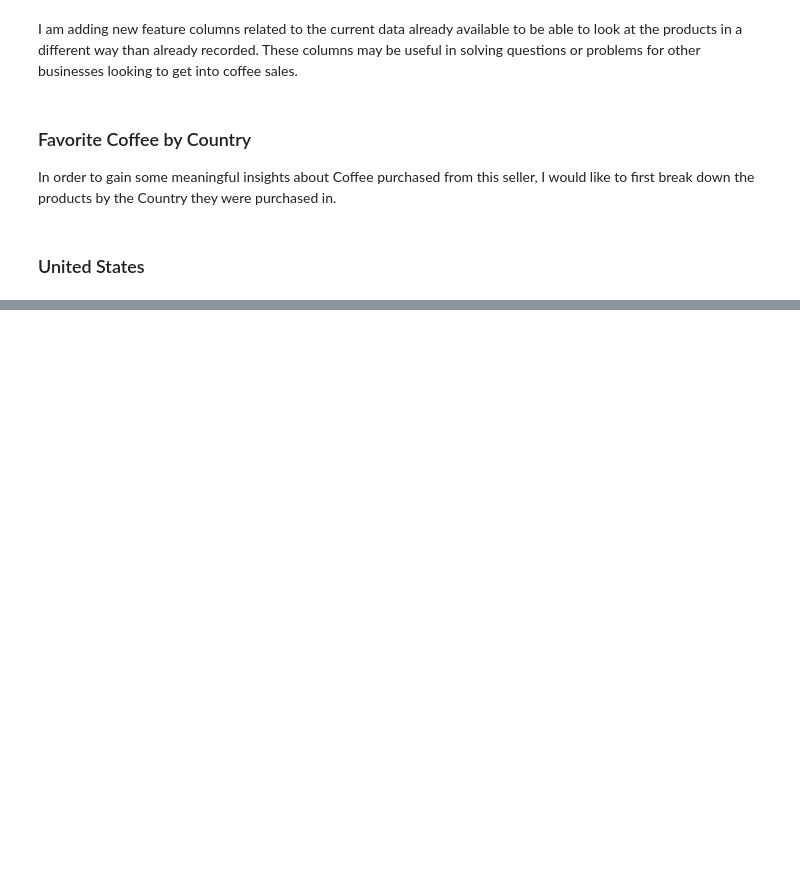
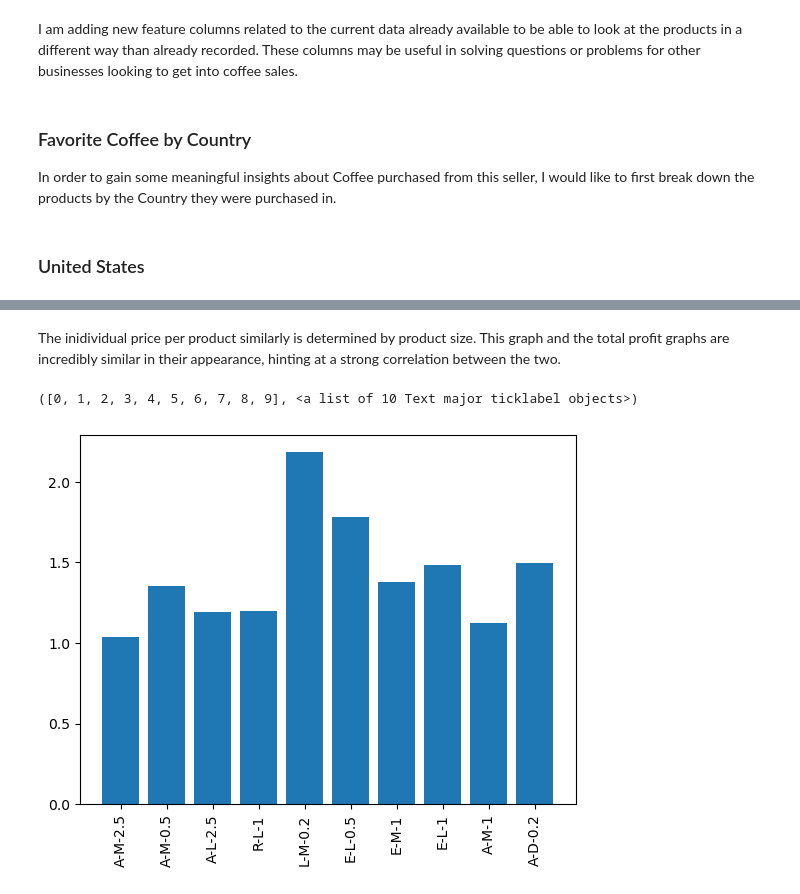
Before and after one commit to m-romanski/Coffee-Beans-Sales, a Jupyter notebook: Coffee/Untitled.ipynb, the cells around one changed output, grey strips where cells are left out. Saved outputs shown, nothing was run; the diff lists cells and outputs as text; code cells hidden in the pictures; blank space fills up the shorter version.

```diff
--- a/Coffee/Untitled.ipynb
+++ b/Coffee/Untitled.ipynb
@@ -51,0 +68,8 @@ plt.xticks(rotation=90)
+# %% [markdown]
+The inidividual price per product similarly is determined by product size. This graph and the total profit graphs are incredibly similar in their appearance, hinting at a strong correlation between the two.
+# %%
+plt.bar(us_prod['Product ID'], us_prod['Price per 100g'])
+plt.xticks(rotation=90)
+# %% [output]
+([0, 1, 2, 3, 4, 5, 6, 7, 8, 9], <a list of 10 Text major ticklabel objects>)
+[figure, added]
```
Also changed, not shown: parts of 9 cells of this notebook.
